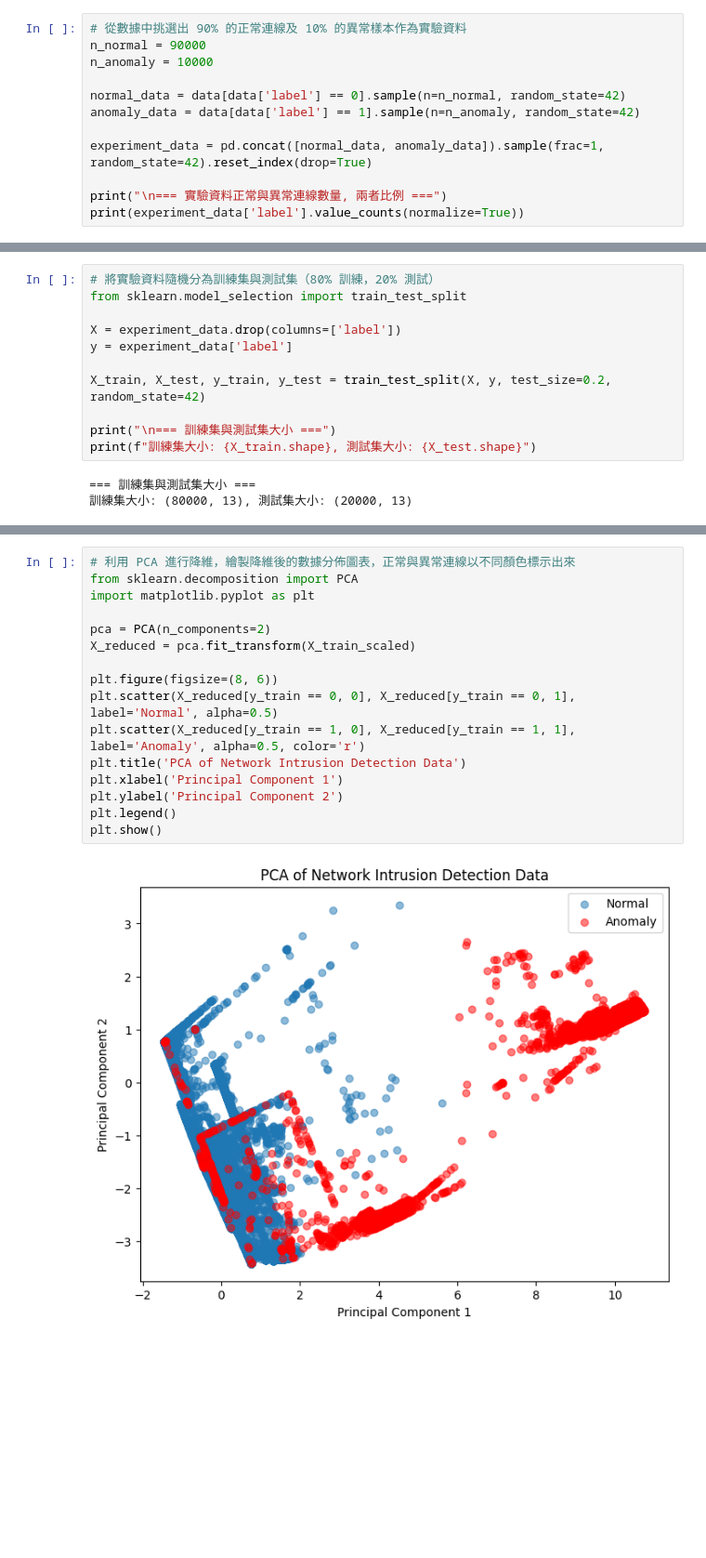
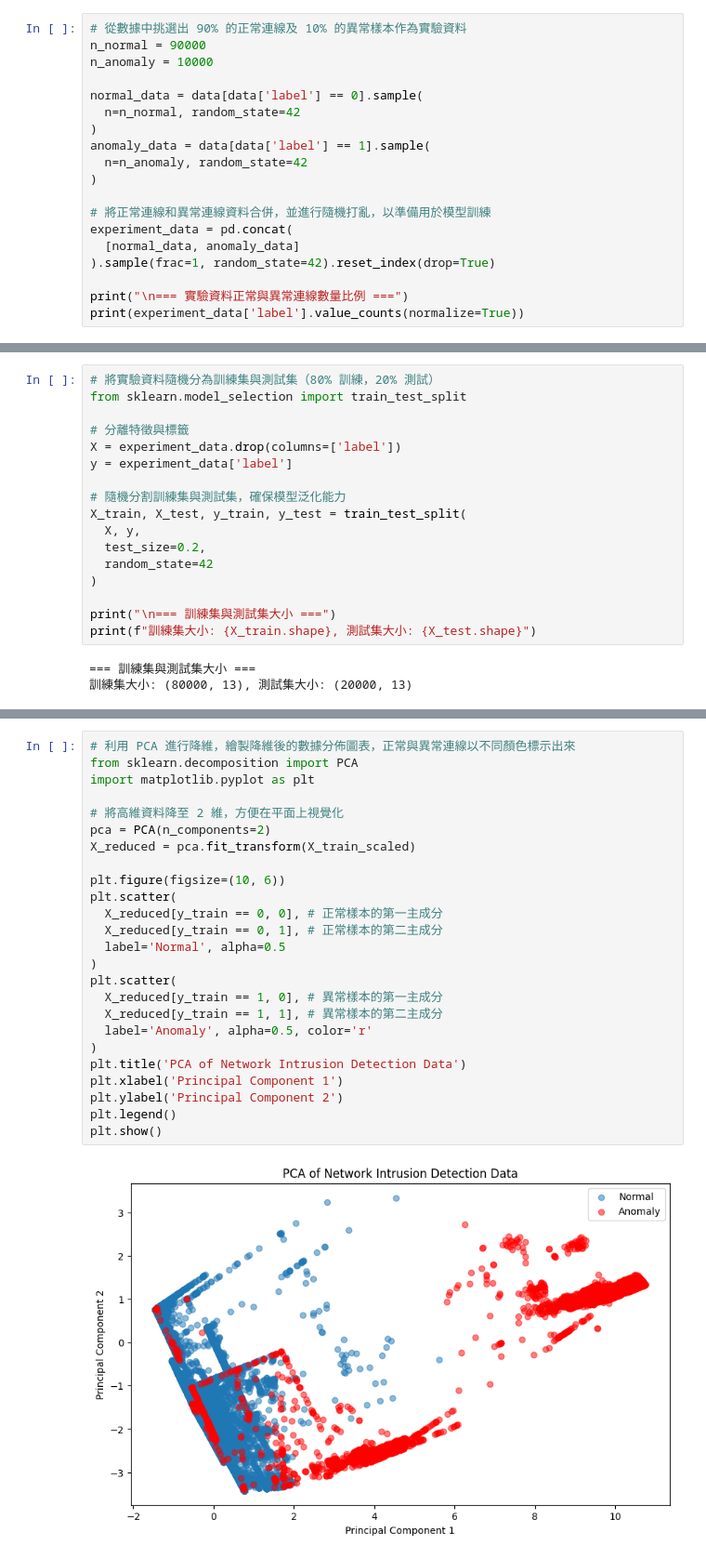
Before and after one commit to jonascheng/anomalyebook, a Jupyter notebook: 07_network-intrusion-detection.ipynb, the cells around one changed output, grey strips where cells are left out. Shown at 93% size. Drawn from its saved outputs; the diff is of its cells as text; blank space fills up the shorter version.

```diff
--- a/07_network-intrusion-detection.ipynb
+++ b/07_network-intrusion-detection.ipynb
@@ -178,11 +228,18 @@ Name: count, dtype: int64
 n_normal = 90000
 n_anomaly = 10000
 
-normal_data = data[data['label'] == 0].sample(n=n_normal, random_state=42)
-anomaly_data = data[data['label'] == 1].sample(n=n_anomaly, random_state=42)
+normal_data = data[data['label'] == 0].sample(
+  n=n_normal, random_state=42
+)
+anomaly_data = data[data['label'] == 1].sample(
+  n=n_anomaly, random_state=42
+)
 
-experiment_data = pd.concat([normal_data, anomaly_data]).sample(frac=1, random_state=42).reset_index(drop=True)
+# 將正常連線和異常連線資料合併，並進行隨機打亂，以準備用於模型訓練
+experiment_data = pd.concat(
+  [normal_data, anomaly_data]
+).sample(frac=1, random_state=42).reset_index(drop=True)
 
-print("\n=== 實驗資料正常與異常連線數量, 兩者比例 ===")
+print("\n=== 實驗資料正常與異常連線數量比例 ===")
 print(experiment_data['label'].value_counts(normalize=True))
 # %% [output]
@@ -247,10 +316,16 @@ experiment_data = experiment_data[selected_features.tolist() + ['label']]
 # 將實驗資料隨機分為訓練集與測試集（80% 訓練，20% 測試）
 from sklearn.model_selection import train_test_split
 
+# 分離特徵與標籤
 X = experiment_data.drop(columns=['label'])
 y = experiment_data['label']
 
-X_train, X_test, y_train, y_test = train_test_split(X, y, test_size=0.2, random_state=42)
+# 隨機分割訓練集與測試集，確保模型泛化能力
+X_train, X_test, y_train, y_test = train_test_split(
+  X, y,
+  test_size=0.2,
+  random_state=42
+)
 
 print("\n=== 訓練集與測試集大小 ===")
 print(f"訓練集大小: {X_train.shape}, 測試集大小: {X_test.shape}")
@@ -300,21 +379,30 @@ PCA（主成分分析）可將高維資料投影至 2D 或 3D 空間，協助我
 # %%
 # 利用 PCA 進行降維，繪製降維後的數據分佈圖表，正常與異常連線以不同顏色標示出來
 from sklearn.decomposition import PCA
 import matplotlib.pyplot as plt
 
+# 將高維資料降至 2 維，方便在平面上視覺化
 pca = PCA(n_components=2)
 X_reduced = pca.fit_transform(X_train_scaled)
 
-plt.figure(figsize=(8, 6))
-plt.scatter(X_reduced[y_train == 0, 0], X_reduced[y_train == 0, 1], label='Normal', alpha=0.5)
-plt.scatter(X_reduced[y_train == 1, 0], X_reduced[y_train == 1, 1], label='Anomaly', alpha=0.5, color='r')
+plt.figure(figsize=(10, 6))
+plt.scatter(
+  X_reduced[y_train == 0, 0], # 正常樣本的第一主成分
+  X_reduced[y_train == 0, 1], # 正常樣本的第二主成分
+  label='Normal', alpha=0.5
+)
+plt.scatter(
+  X_reduced[y_train == 1, 0], # 異常樣本的第一主成分
+  X_reduced[y_train == 1, 1], # 異常樣本的第二主成分
+  label='Anomaly', alpha=0.5, color='r'
+)
 plt.title('PCA of Network Intrusion Detection Data')
 plt.xlabel('Principal Component 1')
 plt.ylabel('Principal Component 2')
 plt.legend()
 plt.show()
 # %% [output]
-[figure, old version]
+[figure, new version]
 # %% [markdown]
 ### 3D PCA 視覺化補充
 
```
Also changed, not shown: parts of 30 cells of this notebook, 1 other file.
